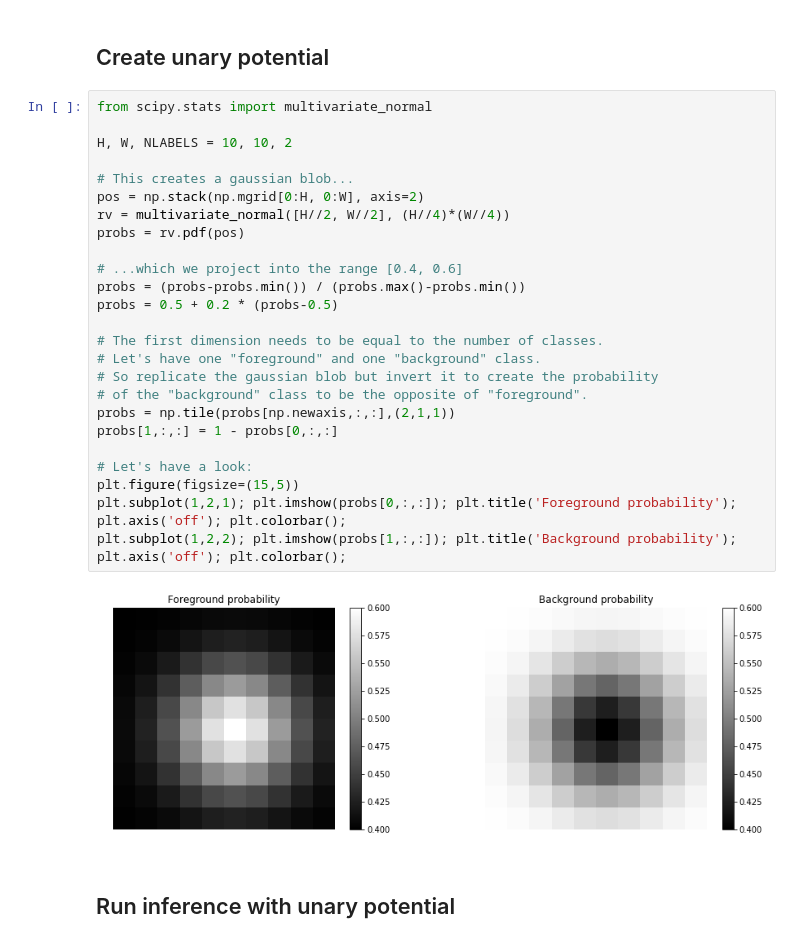
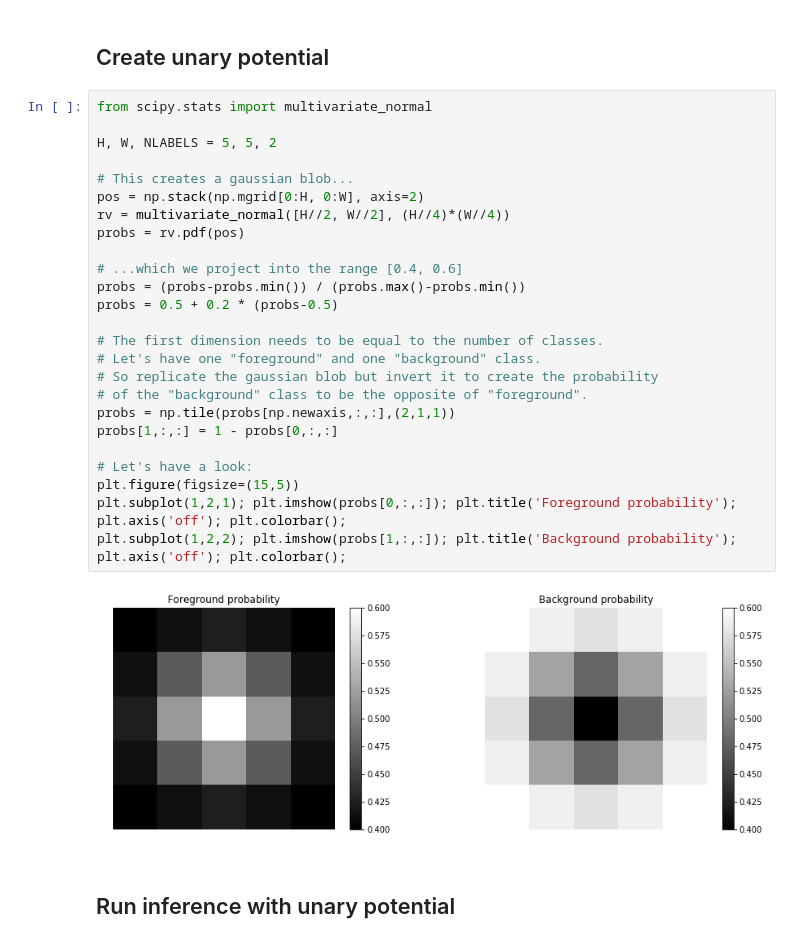
Before and after one commit to jianming1481/learning_tensorflow, a Jupyter notebook: learning_crf/examples/Non RGB Example.ipynb, the cells around one changed output. Cells and saved outputs as stored; diff of their text form.

```diff
--- a/learning_crf/examples/Non RGB Example.ipynb
+++ b/learning_crf/examples/Non RGB Example.ipynb
@@ -30,30 +30,30 @@ The unary potential consists of per-pixel class-probabilities. This could come f
 # %%
 from scipy.stats import multivariate_normal
 
-H, W, NLABELS = 10, 10, 2
+H, W, NLABELS = 5, 5, 2
 
 # This creates a gaussian blob...
 pos = np.stack(np.mgrid[0:H, 0:W], axis=2)
 rv = multivariate_normal([H//2, W//2], (H//4)*(W//4))
 probs = rv.pdf(pos)
 
 # ...which we project into the range [0.4, 0.6]
 probs = (probs-probs.min()) / (probs.max()-probs.min())
 probs = 0.5 + 0.2 * (probs-0.5)
 
 # The first dimension needs to be equal to the number of classes.
 # Let's have one "foreground" and one "background" class.
 # So replicate the gaussian blob but invert it to create the probability
 # of the "background" class to be the opposite of "foreground".
 probs = np.tile(probs[np.newaxis,:,:],(2,1,1))
 probs[1,:,:] = 1 - probs[0,:,:]
 
 # Let's have a look:
 plt.figure(figsize=(15,5))
 plt.subplot(1,2,1); plt.imshow(probs[0,:,:]); plt.title('Foreground probability'); plt.axis('off'); plt.colorbar();
 plt.subplot(1,2,2); plt.imshow(probs[1,:,:]); plt.title('Background probability'); plt.axis('off'); plt.colorbar();
 # %% [output]
-[figure, old version]
+[figure, new version]
 # %% [markdown]
 ## Run inference with unary potential
 # %% [markdown]
```
Also changed, not shown: parts of 1 cell of this notebook, 3 other files.
